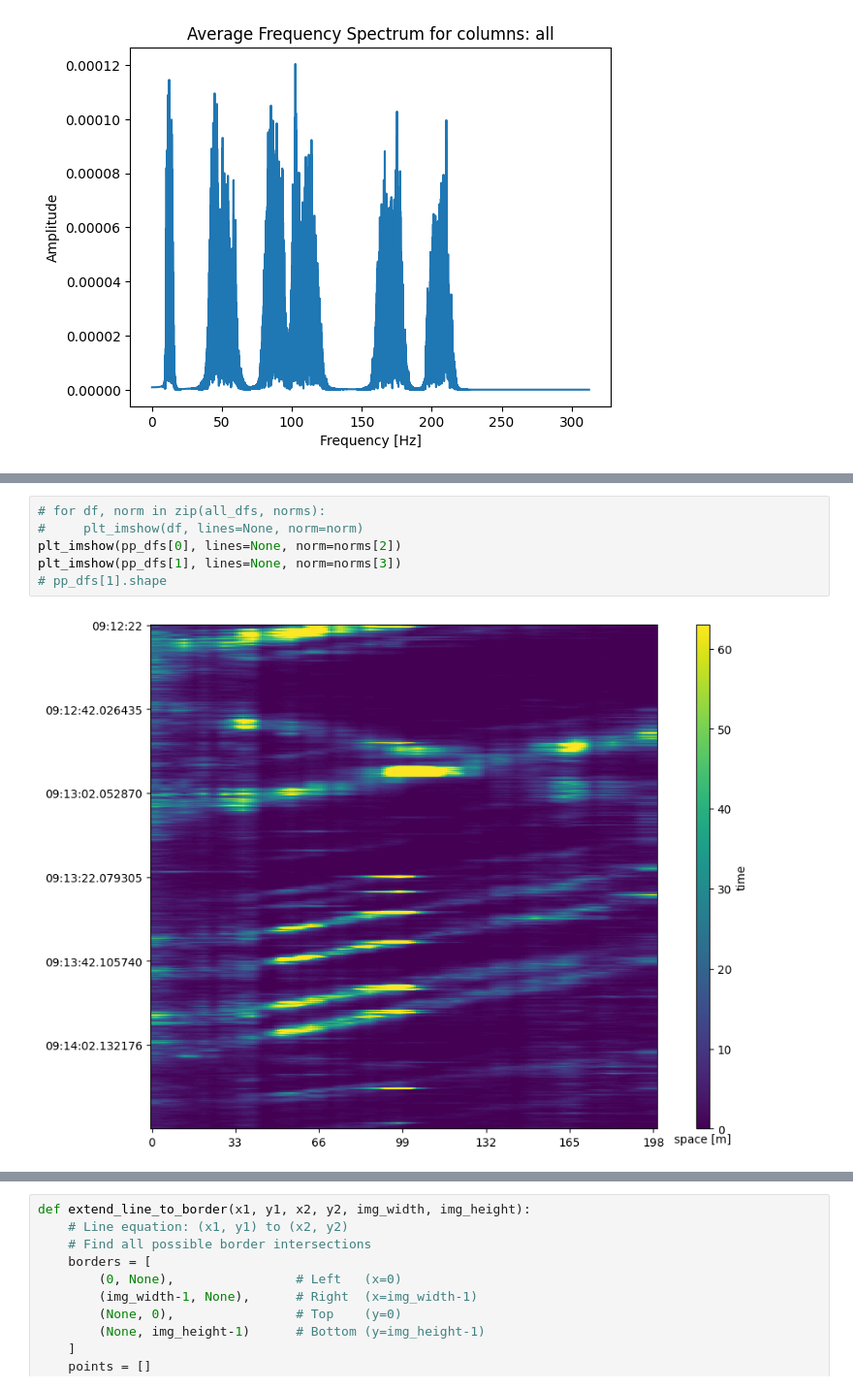
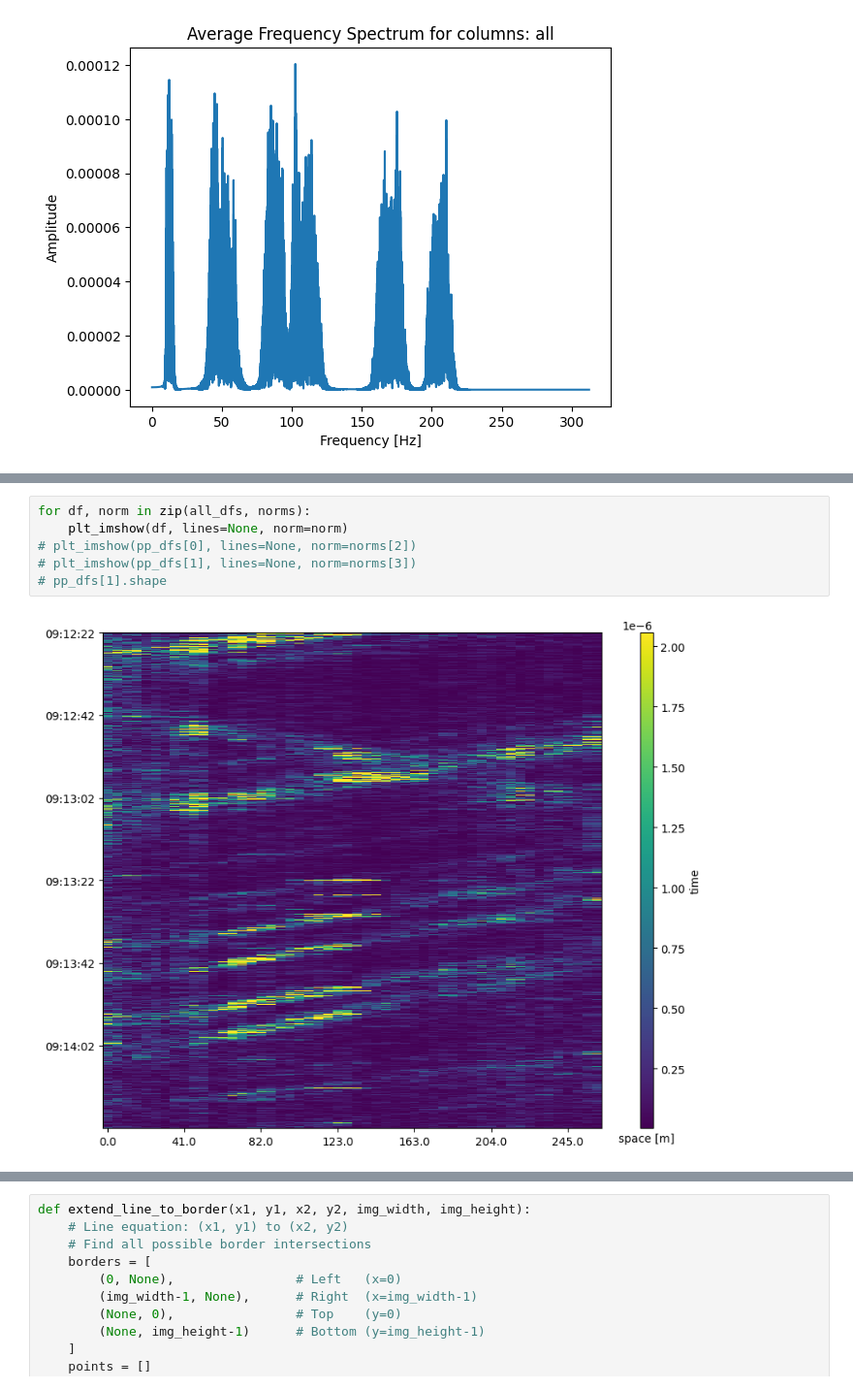
Before and after one commit to csuchorski/object_detection_DAS, a Jupyter notebook: notebook.ipynb, the cells around one changed output, grey strips where cells are left out. Shown at 97% size. Cells and saved outputs as stored; diff of their text form.

```diff
--- a/notebook.ipynb
+++ b/notebook.ipynb
@@ -259,10 +260,10 @@ for df in all_dfs:
     low, high = np.percentile(df, [3, 99])
     norms.append(Normalize(vmin=low, vmax=high, clip=True))
 # %%
-# for df, norm in zip(all_dfs, norms):
-#     plt_imshow(df, lines=None, norm=norm)
-plt_imshow(pp_dfs[0], lines=None, norm=norms[2])
-plt_imshow(pp_dfs[1], lines=None, norm=norms[3])
+for df, norm in zip(all_dfs, norms):
+    plt_imshow(df, lines=None, norm=norm)
+# plt_imshow(pp_dfs[0], lines=None, norm=norms[2])
+# plt_imshow(pp_dfs[1], lines=None, norm=norms[3])
 # pp_dfs[1].shape
 # %% [output]
-[figure, old version]
+[figure, new version]
```
Also changed, not shown: parts of 8 cells of this notebook.
